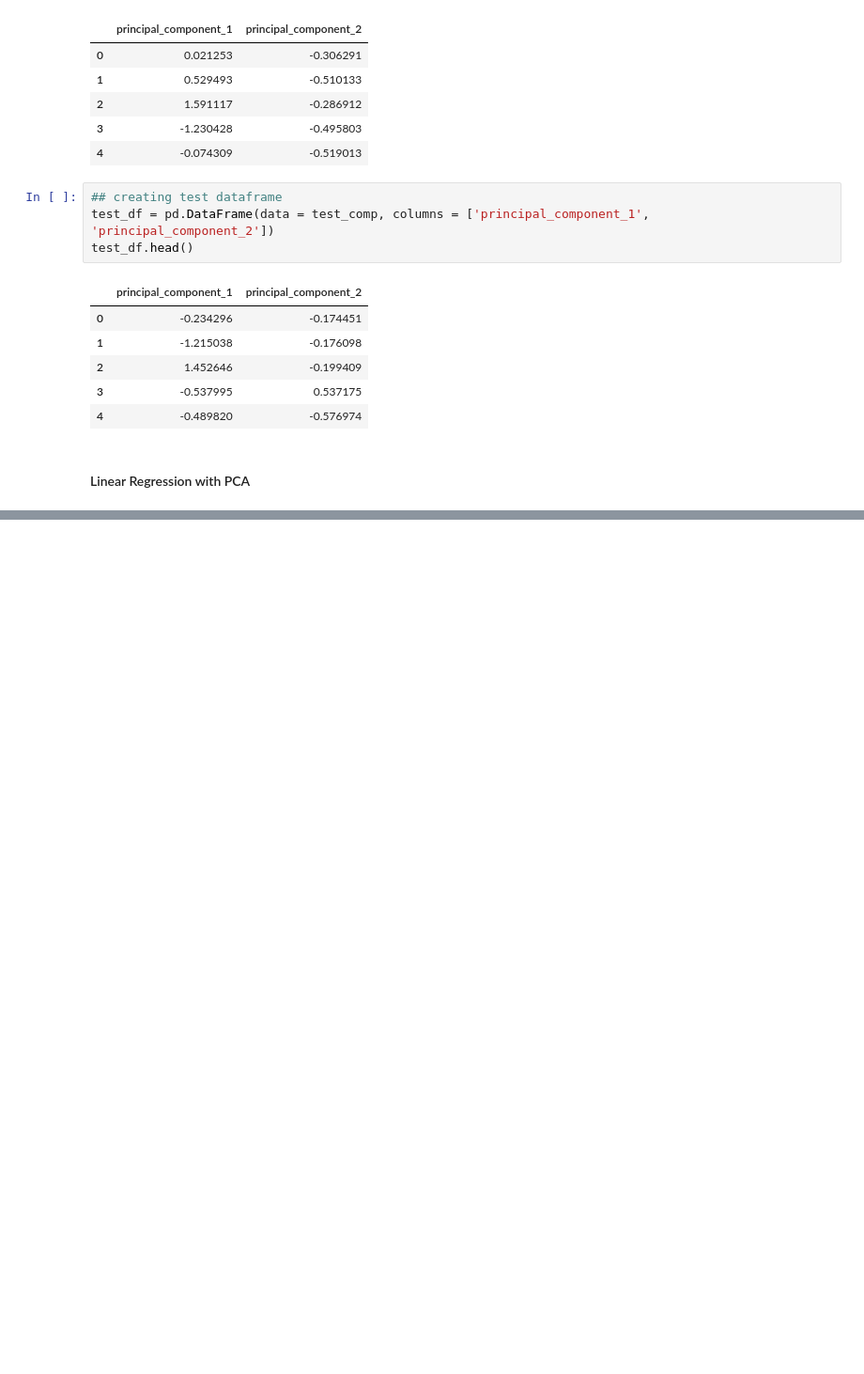
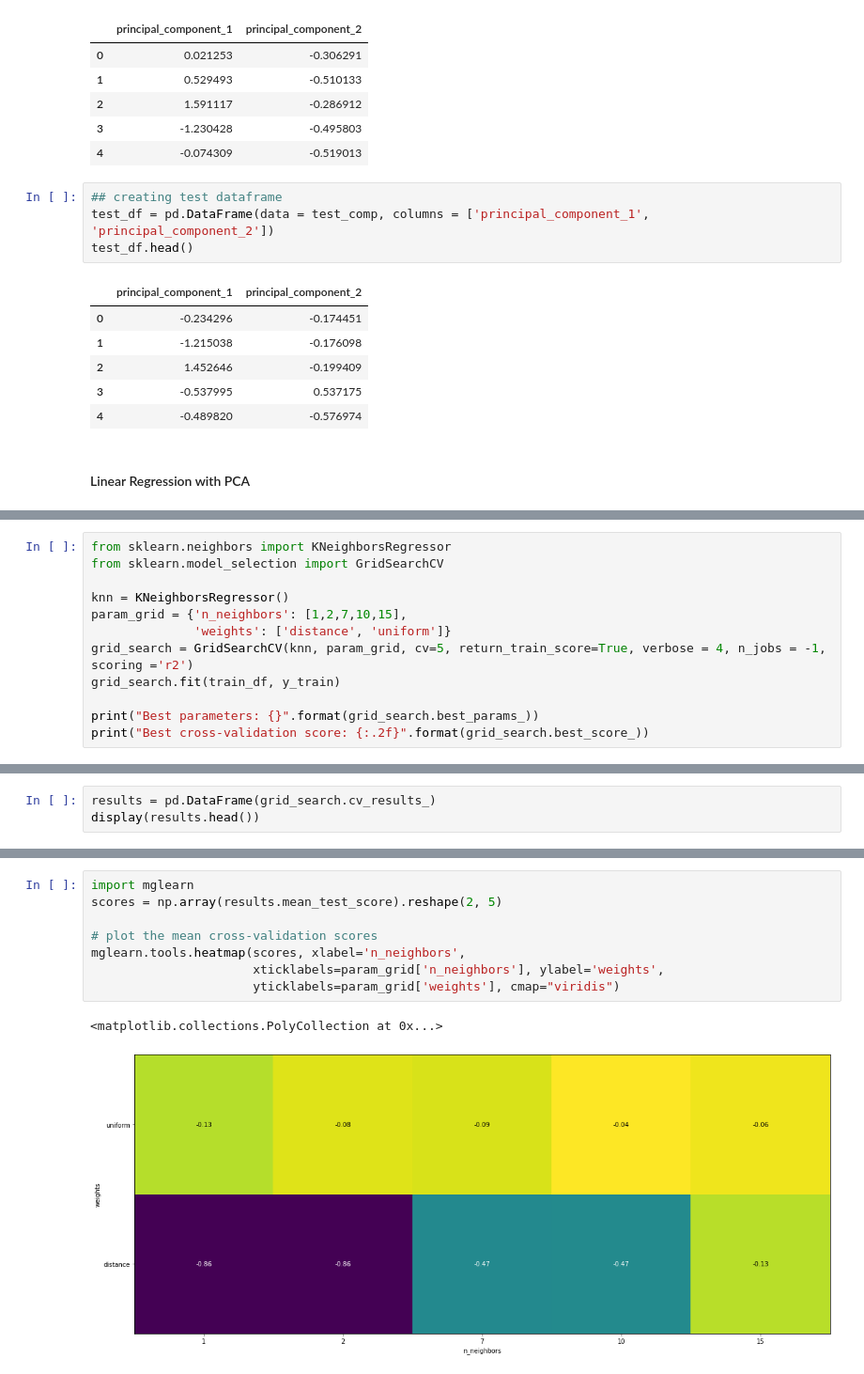
Before and after one commit to ddahiya16/Machine-Learning, a Jupyter notebook: Customer Life Time Value Prediction Model.ipynb, the cells around one changed output, grey strips where cells are left out. Shown at 94% size. Drawn from its saved outputs; the diff is of its cells as text; blank space fills up the shorter version.

```diff
--- a/Customer Life Time Value Prediction Model.ipynb
+++ b/Customer Life Time Value Prediction Model.ipynb
@@ -2046,0 +2109,12 @@ test_df.head()
+# %%
+from sklearn.neighbors import KNeighborsRegressor
+from sklearn.model_selection import GridSearchCV
+
+knn = KNeighborsRegressor()
+param_grid = {'n_neighbors': [1,2,7,10,15],
+              'weights': ['distance', 'uniform']}
+grid_search = GridSearchCV(knn, param_grid, cv=5, return_train_score=True, verbose = 4, n_jobs = -1, scoring ='r2')
+grid_search.fit(train_df, y_train)
+
+print("Best parameters: {}".format(grid_search.best_params_))
+print("Best cross-validation score: {:.2f}".format(grid_search.best_score_))
@@ -2046,0 +2129,3 @@ test_df.head()
+# %%
+results = pd.DataFrame(grid_search.cv_results_)
+display(results.head())
@@ -2046,0 +2140,11 @@ test_df.head()
+# %%
+import mglearn
+scores = np.array(results.mean_test_score).reshape(2, 5)
+
+# plot the mean cross-validation scores
+mglearn.tools.heatmap(scores, xlabel='n_neighbors',
+                      xticklabels=param_grid['n_neighbors'], ylabel='weights',
+                      yticklabels=param_grid['weights'], cmap="viridis")
+# %% [output]
+<matplotlib.collections.PolyCollection at 0x...>
+[figure, added]
```
Also changed, not shown: parts of 34 cells of this notebook.
